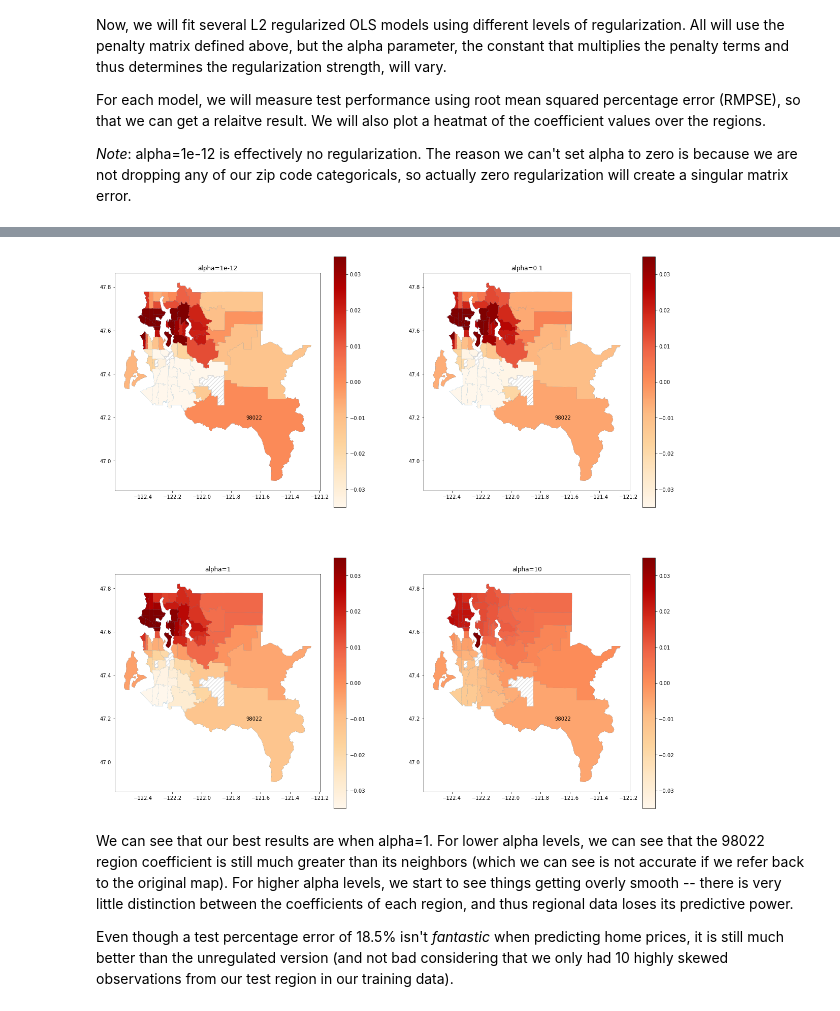
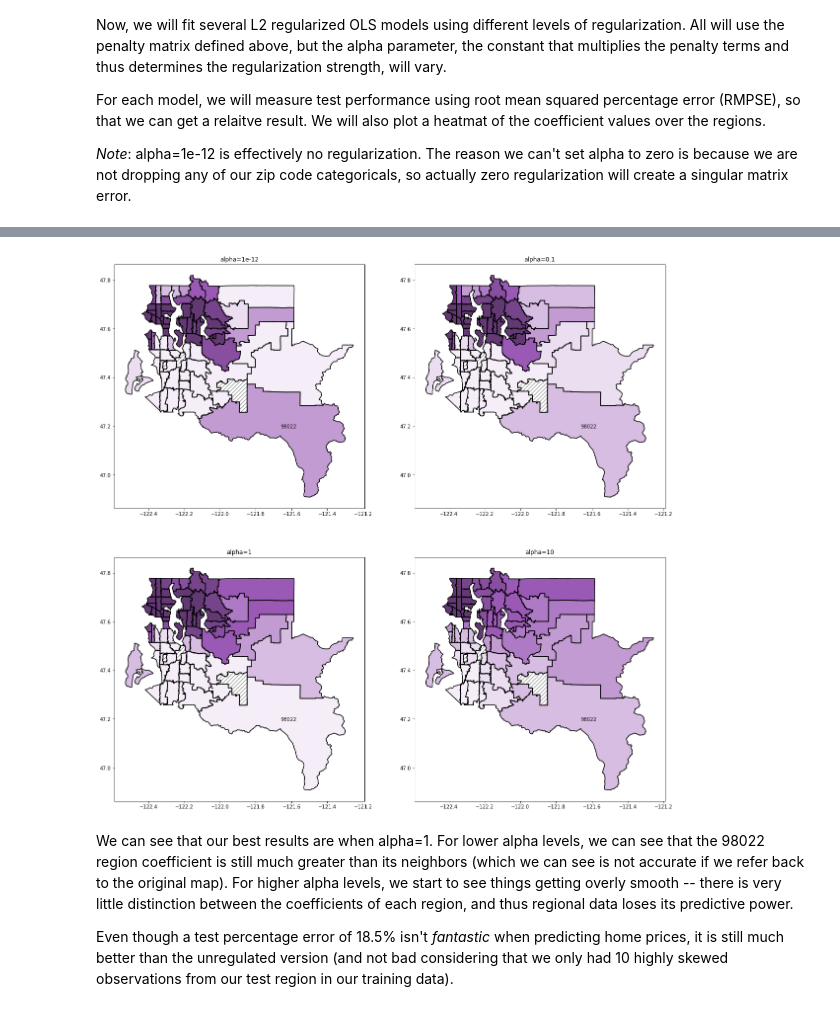
Before and after one commit to Quantco/glum, a Jupyter notebook: docs/tutorials/regularization_housing_data/regularization_housing.ipynb, the cells around one changed output, grey strips where cells are left out. Saved outputs shown, nothing was run; the diff lists cells and outputs as text; code cells hidden in the pictures.

Commit message:
rewrite plotting for maps

```diff
--- a/docs/tutorials/regularization_housing_data/regularization_housing.ipynb
+++ b/docs/tutorials/regularization_housing_data/regularization_housing.ipynb
@@ -52,7 +56,7 @@ As part of data preparation, we also do some transformations to the data:
 - We remove some outliers (homes over 1.5 million and under 100k).
 - Since we want to focus on geographic features, we remove a handful of the other features
 # %%
-df = helpers.download_and_transform()
+df = data_prep.download_and_transform()
 df.head()
 # %% [output]
 |  | bedrooms | bathrooms | sqft_living | floors | waterfront | view | condition | sqft_basement | yr_built | ... |
@@ -85,0 +75,8 @@ plt.show()
+# %%
+df_shapefile = maps.read_shapefile("Zip_Codes/Zip_Codes.shp")
+df_map = maps.create_kings_county_map(df, df_shapefile)
+
+fix, ax = plt.subplots(figsize=(25, 25))
+plotting.plot_heatmap(df=df_map, label_col="ZIP", data_col="price", ax=ax)
+ax.set_title("Heatmap of Mean Price per Postal Region", fontsize=24)
+plt.show()
@@ -150,7 +149,7 @@ Since we have 72 postal code regions, it would be rather annoying to construct t
 We leave the non-geographic features unregulated (all zeros in the $P2$ matrix).
 # %%
 # format is {zip1: {neighbord1: 1, neighbor2: 1, ...}}
-neighbor_matrix = libpysal.weights.Queen.from_dataframe(gdf_map, ids="ZIP")
+neighbor_matrix = libpysal.weights.Queen.from_dataframe(df_map, ids="ZIP")
 
 n_features = X_train.shape[1]
 P2 = np.zeros((n_features, n_features))
@@ -188,7 +187,7 @@ For each model, we will measure test performance using root mean squared percent
 # %%
 fig, axs = plt.subplots(nrows=2, ncols=2, figsize=(20, 20))
 for i, alpha in enumerate([1e-12, 1e-1, 1, 10]):
-    ax = axs[i//2, i%2]
+
     glm = GeneralizedLinearRegressor(family='normal', alpha=alpha, P2=P2, fit_intercept=True)
     glm.fit(X_train, y_train)
     y_test_hat = glm.predict(X_test)
@@ -199,27 +198,22 @@ for i, alpha in enumerate([1e-12, 1e-1, 1, 10]):
     print(f"Test region coefficient: {coeffs.loc[test_region].values[0]}")
     print(f"Test RMPSE: {root_mean_squared_percentage_error(np.exp(y_test_hat), np.exp(y_test))}\n")
 
-    gdf_map_coeffs = gdf_map.merge(
+    df_map_coeffs = df_map.merge(
         coeffs.loc[sorted_zips],
         left_on="ZIP",
         right_index=True,
         how="outer"
-    ).drop_duplicates()
-    gdf_map_coeffs["annotation"] = gdf_map_coeffs["ZIP"].apply(lambda x: "" if x!=test_region else x)
-    gdf_map_coeffs.plot(legend=True, ax=ax)
-    gdf_map_coeffs.apply(
-        lambda x: ax.annotate(x["annotation"],
-                              xy=x.geometry.centroid.coords[0],
-                              ha="center"),
-        axis=1)
-    gdf_map_coeffs.plot(
-        column="coefficient",
-        legend=True,
+    )
+
+    ax = axs[i//2, i%2]
+    df_map_coeffs["annotation"] = df_map_coeffs["ZIP"].apply(lambda x: "" if x!=test_region else x)
+    plotting.plot_heatmap(
+        df=df_map_coeffs,
+        label_col="annotation",
+        data_col="coefficient",
         ax=ax,
-        cmap="OrRd",
-        vmin=-0.035,
-        vmax=0.035,
-        missing_kwds={"color": "white", "edgecolor": "lightgrey", "hatch": "///",}
+        vmin=-0.015,
+        vmax=0.025
     )
     ax.set_title(f"alpha={alpha}")
 
@@ -243,4 +237,4 @@ Test RMPSE: 35.60142515525712
-[figure, old version]
+[figure, new version]
 # %% [markdown]
 We can see that our best results are when alpha=1. For lower alpha levels, we can see that the 98022 region coefficient is still much greater than its neighbors (which we can see is not accurate if we refer back to the original map). For higher alpha levels, we start to see things getting overly smooth -- there is very little distinction between the coefficients of each region, and thus regional data loses its predictive power.
 
```
Also changed, not shown: parts of 4 cells of this notebook, 5 other files.
